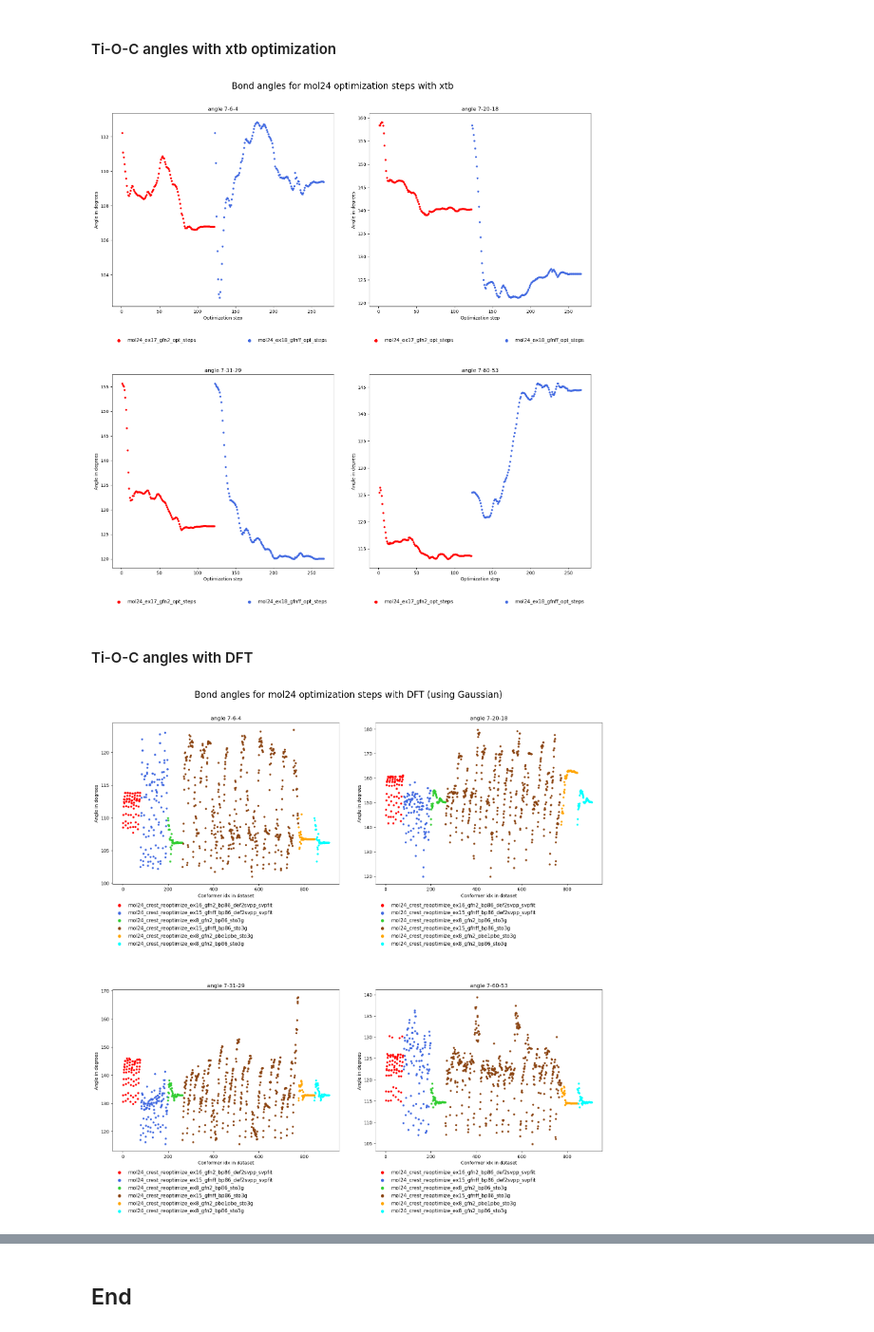
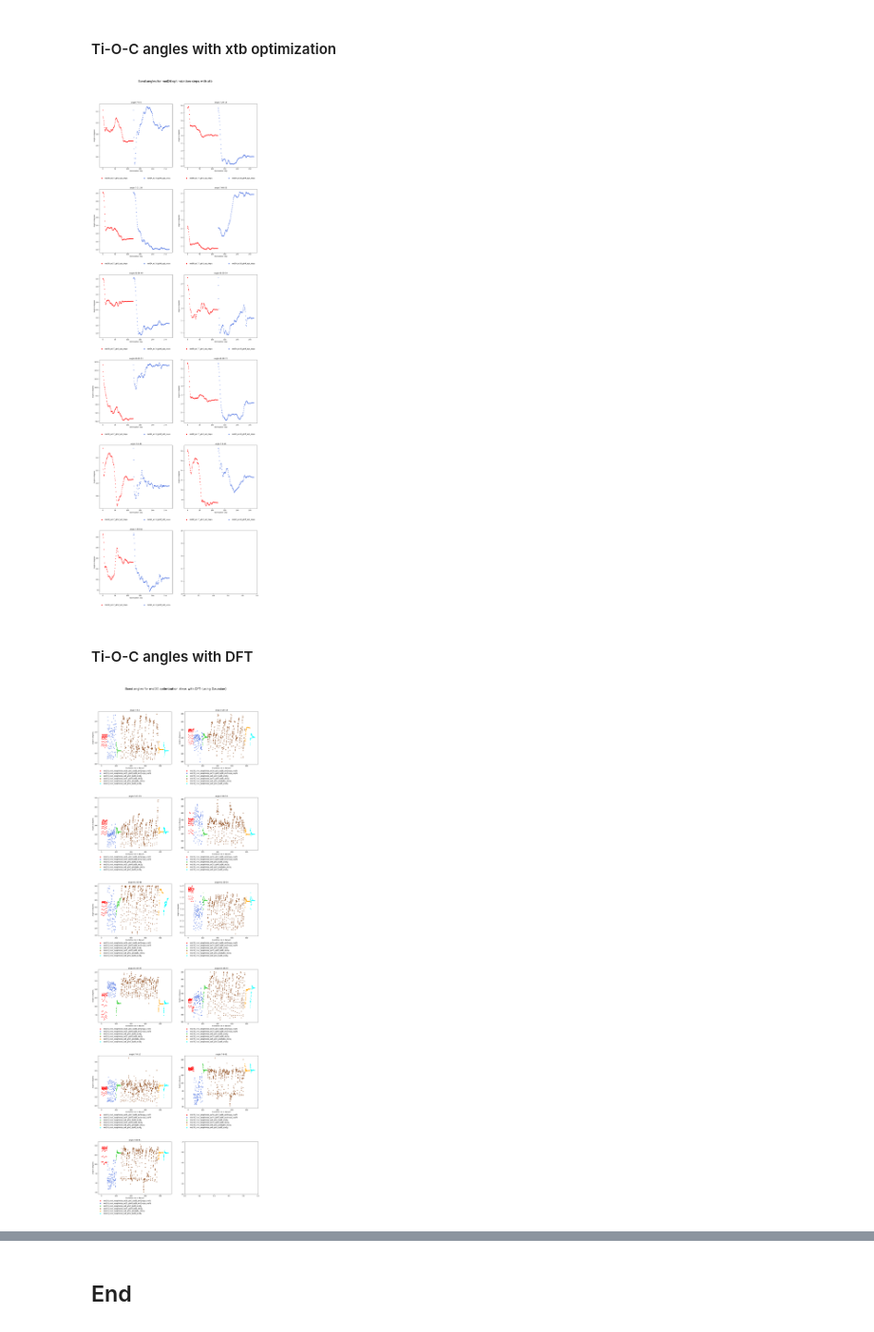
Before and after one commit to urmaspitsi/molli, a Jupyter notebook: examples/Explorer1.ipynb, the cells around one changed output, grey strips where cells are left out. Shown at 95% size. Saved outputs shown, nothing was run; the diff lists cells and outputs as text; code cells hidden in the pictures.

```diff
--- a/examples/Explorer1.ipynb
+++ b/examples/Explorer1.ipynb
@@ -231,7 +231,7 @@ features_list = forbidden_bonds_list
 n = len(features_list)
 num_cols = 2
 num_rows = n // num_cols if n % num_cols == 0 else n // num_cols + 1
-figure_size = (16, 16)
+figure_size = (num_cols * 8, num_rows * 8)
 
 title = "Distances of 'forbidden bonds' for mol24 optimization steps with xtb"
 x_label = "Optimization step"
@@ -268,7 +268,7 @@ features_list = forbidden_bonds_list
 n = len(features_list)
 num_cols = 2
 num_rows = n // num_cols if n % num_cols == 0 else n // num_cols + 1
-figure_size = (16, 16)
+figure_size = (num_cols * 8, num_rows * 8)
 
 title = "Distances of 'forbidden bonds' for mol24 optimization steps with DFT (using Gaussian)"
 x_label = "Conformer idx in dataset"
@@ -304,10 +304,10 @@ dataset_list_results = crest_conformers_tioc_angles_results
 dataset_names = crest_conformers_dataset_names
 features_list = tioc_angles_list
 
-n = 4 # len(features_list)
+n = len(features_list)
 num_cols = 2
 num_rows = n // num_cols if n % num_cols == 0 else n // num_cols + 1
-figure_size = (16, 16)
+figure_size = (num_cols * 8, num_rows * 8)
 
 title = "Bond angles for mol24 conformers generated by CREST"
 x_label = "Conformer idx in dataset"
@@ -341,10 +341,10 @@ dataset_list_results = xtb_opt_tioc_angles_results
 dataset_names = xtb_opt_dataset_names
 features_list = tioc_angles_list
 
-n = 4 # len(features_list)
+n = len(features_list)
 num_cols = 2
 num_rows = n // num_cols if n % num_cols == 0 else n // num_cols + 1
-figure_size = (16, 16)
+figure_size = (num_cols * 8, num_rows * 8)
 
 title = "Bond angles for mol24 optimization steps with xtb"
 x_label = "Optimization step"
@@ -367,7 +367,7 @@ plt.suptitle(title, fontsize=20, y=1.04)
 #plt.legend()
 plt.show()
 # %% [output]
-[figure, old version]
+[figure, new version]
 # %% [markdown]
 #### Ti-O-C angles with DFT
 # %%
@@ -375,33 +375,33 @@ plt.show()
 # https://matplotlib.org/stable/gallery/color/named_colors.html
 
 dataset_list_results = dft_tioc_angles_results
 dataset_names = dft_dataset_names
 features_list = tioc_angles_list
 
-n = 4 #len(features_list)
+n = len(features_list)
 num_cols = 2
 num_rows = n // num_cols if n % num_cols == 0 else n // num_cols + 1
-figure_size = (16, 16)
+figure_size = (num_cols * 8, num_rows * 8)
 
 title = "Bond angles for mol24 optimization steps with DFT (using Gaussian)"
 x_label = "Conformer idx in dataset"
 y_label = "Angle in degrees"
 
 _, axs = plt.subplots(num_rows, num_cols, figsize=figure_size)
 start_idx = 0
 for dset_idx, calcs in enumerate(dataset_list_results):
     for data, ax in zip(calcs["calc_by_features"], axs.ravel()):
         ax.scatter([start_idx + i + 1 for i, _ in enumerate(data.values)], data.values, s=12, c=colours[dset_idx], label=dataset_names[dset_idx])
         ax.set_title(data.name)
         ax.set_xlabel(x_label)
         ax.set_ylabel(y_label)
         #ax.legend(loc="upper left")
         ax.legend(loc=(0, -0.4), ncol=1, mode="expand", edgecolor="white", fontsize=11, markerscale=1.75)
     start_idx += len(data.values)
 
 plt.tight_layout(h_pad=6, w_pad=4)
 plt.suptitle(title, fontsize=20, y=1.04)
 #plt.legend()
 plt.show()
 # %% [output]
-[figure, old version]
+[figure, new version]
```
Also changed, not shown: parts of 11 cells of this notebook.
